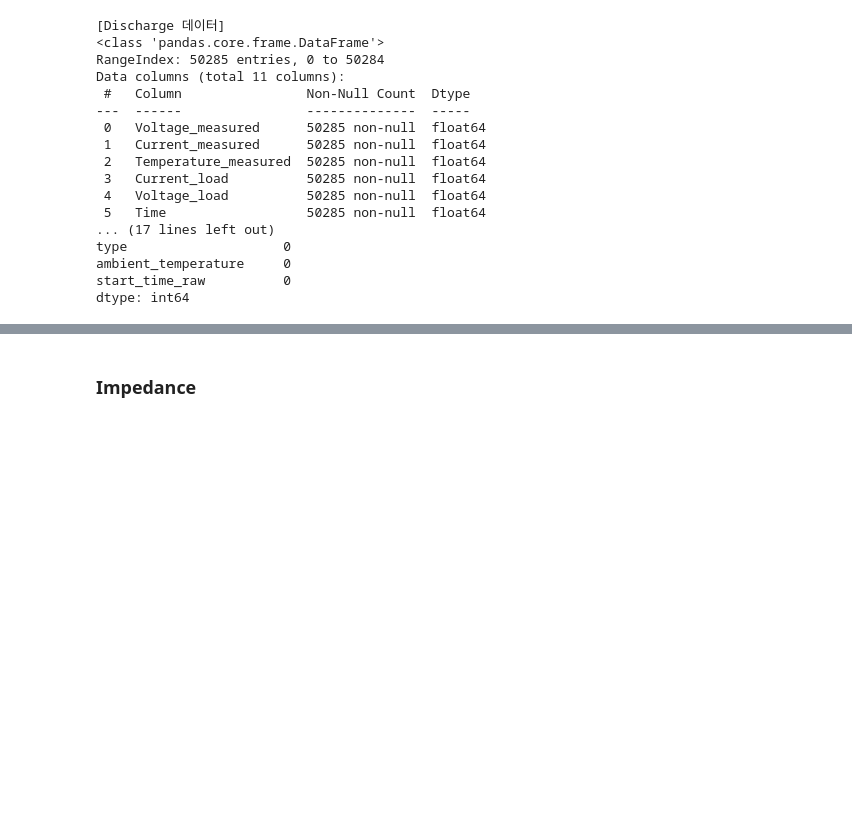
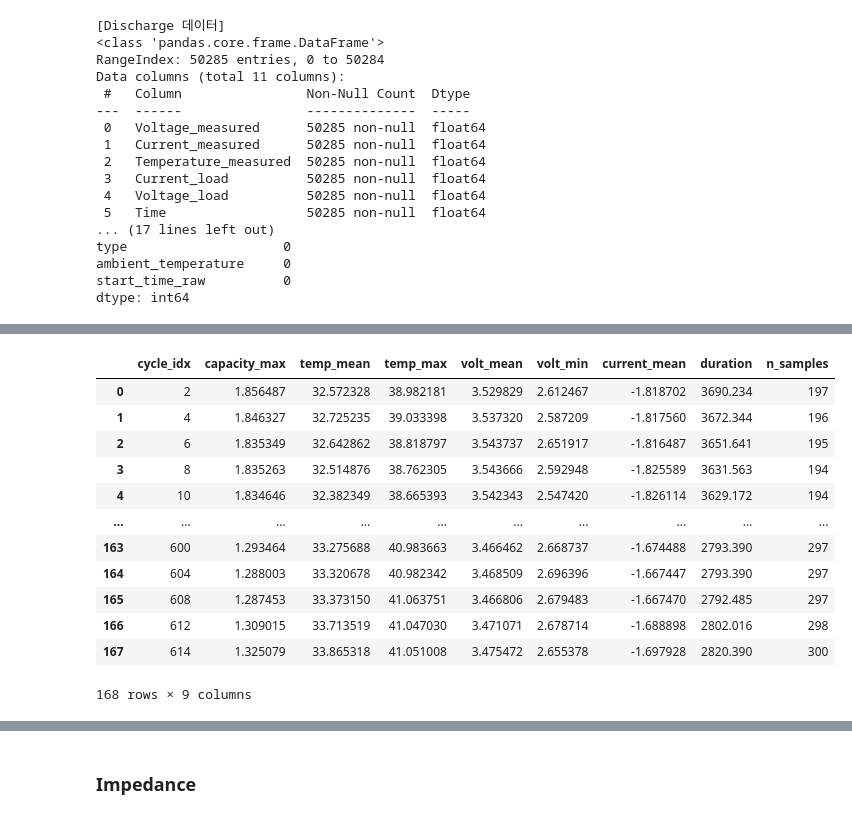
Before and after one commit to kk082911/project, a Jupyter notebook: basic analysis.ipynb, the cells around one changed output, grey strips where cells are left out. Saved outputs shown, nothing was run; the diff lists cells and outputs as text; code cells hidden in the pictures; blank space fills up the shorter version.

```diff
--- a/basic analysis.ipynb
+++ b/basic analysis.ipynb
@@ -223,0 +314,33 @@ dtype: int64
+# %%
+# discharge_cycle 단위로 요약
+cycle_stats = (
+    discharge
+    .groupby("cycle_idx")
+    .agg(
+        capacity_max=("Capacity", "max"),          # 사이클별 최대 용량
+        temp_mean=("Temperature_measured", "mean"),
+        temp_max=("Temperature_measured", "max"),
+        volt_mean=("Voltage_measured", "mean"),
+        volt_min=("Voltage_measured", "min"),
+        current_mean=("Current_measured", "mean"),
+        duration=("Time", "max"),
+        n_samples=("Time", "size")
+    )
+    .reset_index()
+)
+
+cycle_stats
+# %% [output]
+|  | cycle_idx | capacity_max | temp_mean | temp_max | volt_mean | volt_min | current_mean | duration | n_samples |
+| 0 | 2 | 1.856487 | 32.572328 | 38.982181 | 3.529829 | 2.612467 | -1.818702 | 3690.234 | 197 |
+| 1 | 4 | 1.846327 | 32.725235 | 39.033398 | 3.537320 | 2.587209 | -1.817560 | 3672.344 | 196 |
+| 2 | 6 | 1.835349 | 32.642862 | 38.818797 | 3.543737 | 2.651917 | -1.816487 | 3651.641 | 195 |
+| 3 | 8 | 1.835263 | 32.514876 | 38.762305 | 3.543666 | 2.592948 | -1.825589 | 3631.563 | 194 |
+| 4 | 10 | 1.834646 | 32.382349 | 38.665393 | 3.542343 | 2.547420 | -1.826114 | 3629.172 | 194 |
+| ... | ... | ... | ... | ... | ... | ... | ... | ... | ... |
+| 163 | 600 | 1.293464 | 33.275688 | 40.983663 | 3.466462 | 2.668737 | -1.674488 | 2793.390 | 297 |
+| 164 | 604 | 1.288003 | 33.320678 | 40.982342 | 3.468509 | 2.696396 | -1.667447 | 2793.390 | 297 |
+| 165 | 608 | 1.287453 | 33.373150 | 41.063751 | 3.466806 | 2.679483 | -1.667470 | 2792.485 | 297 |
+| 166 | 612 | 1.309015 | 33.713519 | 41.047030 | 3.471071 | 2.678714 | -1.688898 | 2802.016 | 298 |
+| 167 | 614 | 1.325079 | 33.865318 | 41.051008 | 3.475472 | 2.655378 | -1.697928 | 2820.390 | 300 |
+168 rows × 9 columns
```
Also changed, not shown: parts of 35 cells of this notebook, 1 other file.
